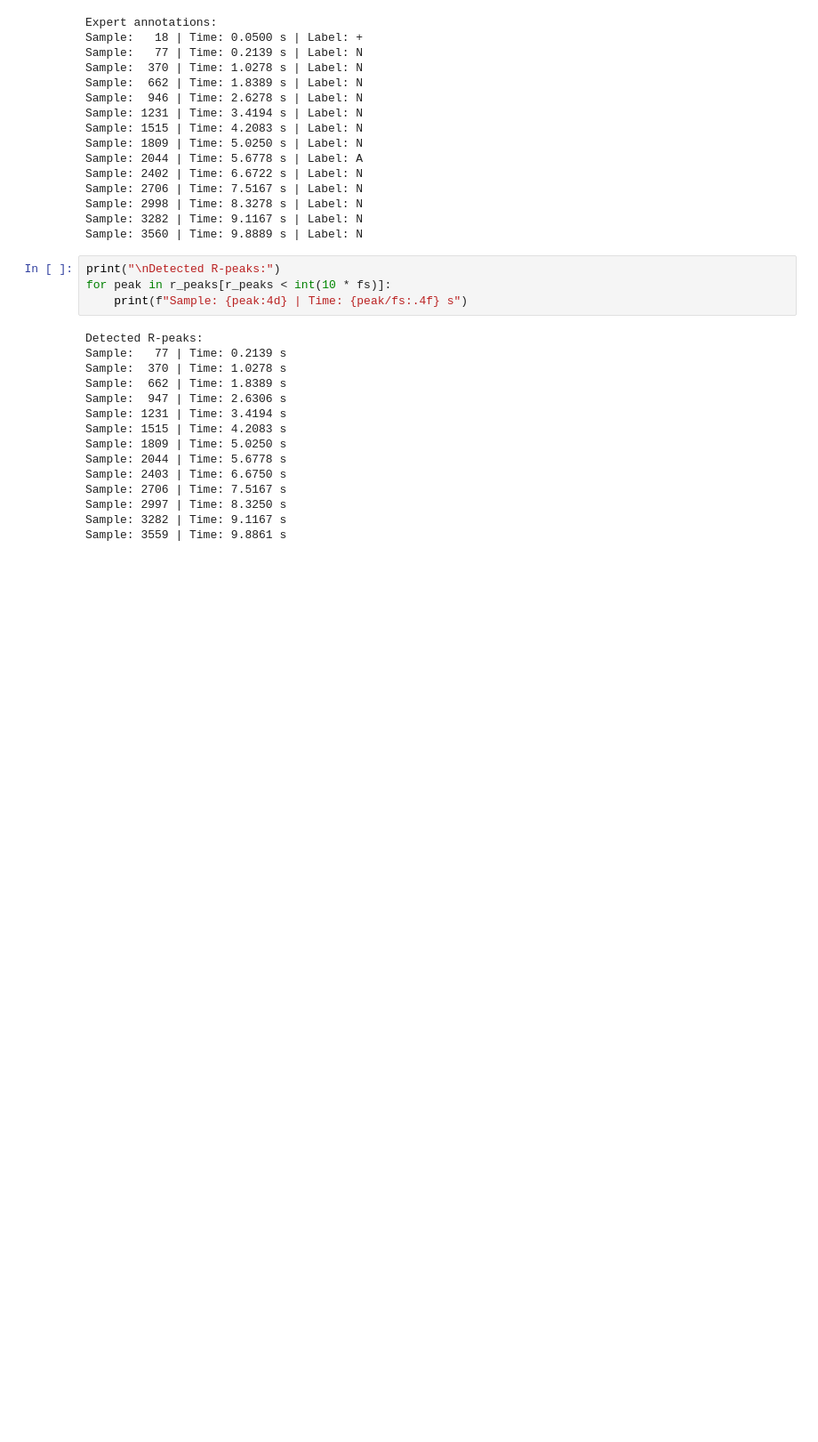
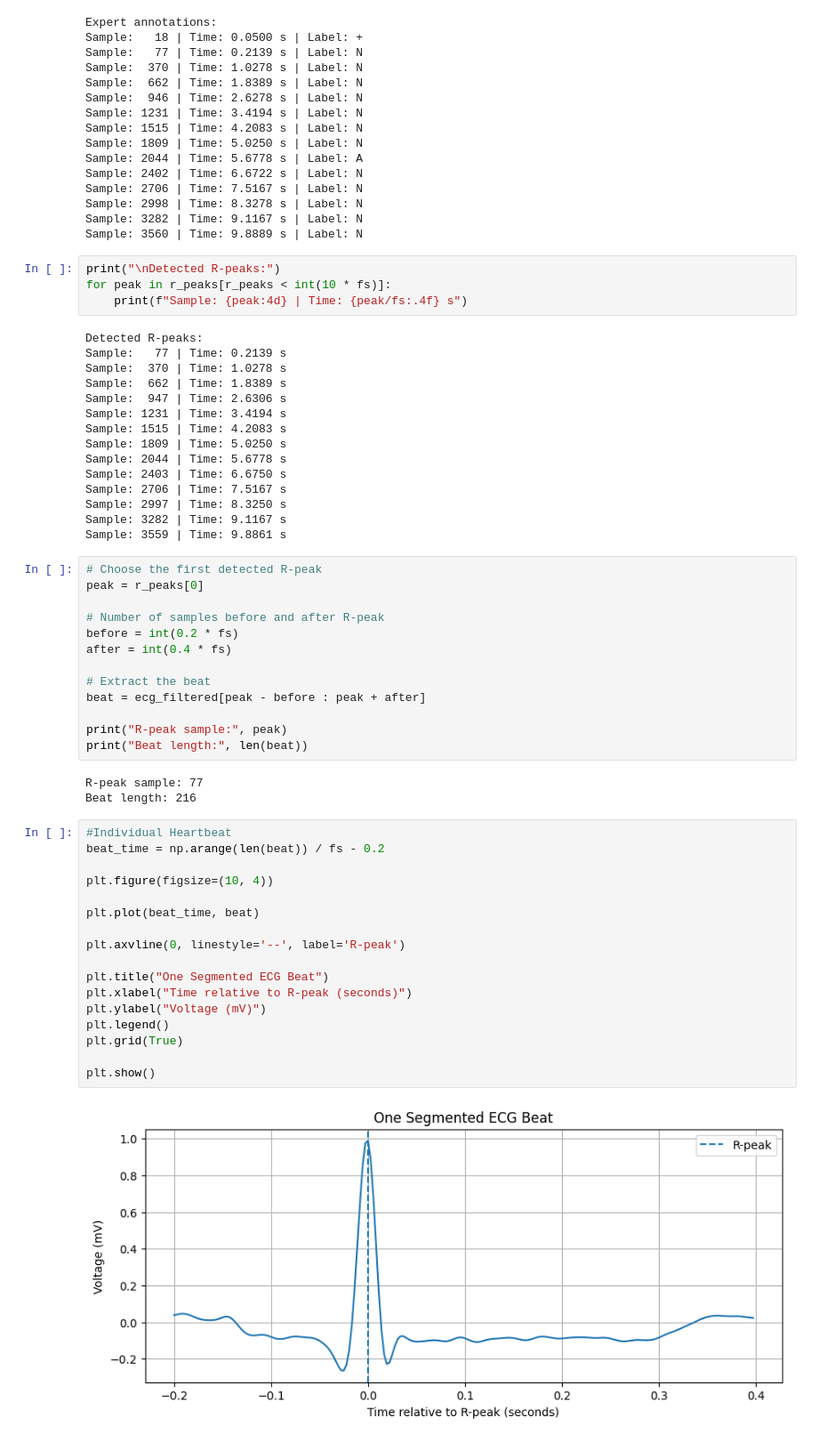
Before and after one commit to Chandana-dharshanam/ecg-detection, a Jupyter notebook: ecg-detection.ipynb, the cells around one changed output. Shown at 89% size. Saved outputs shown, nothing was run; the diff lists cells and outputs as text; blank space fills up the shorter version.

```diff
--- a/ecg-detection.ipynb
+++ b/ecg-detection.ipynb
@@ -410,3 +410,38 @@ Sample: 2706 | Time: 7.5167 s
 Sample: 2997 | Time: 8.3250 s
 Sample: 3282 | Time: 9.1167 s
 Sample: 3559 | Time: 9.8861 s
+# %%
+# Choose the first detected R-peak
+peak = r_peaks[0]
+
+# Number of samples before and after R-peak
+before = int(0.2 * fs)
+after = int(0.4 * fs)
+
+# Extract the beat
+beat = ecg_filtered[peak - before : peak + after]
+
+print("R-peak sample:", peak)
+print("Beat length:", len(beat))
+# %% [output]
+R-peak sample: 77
+Beat length: 216
+# %%
+#Individual Heartbeat
+beat_time = np.arange(len(beat)) / fs - 0.2
+
+plt.figure(figsize=(10, 4))
+
+plt.plot(beat_time, beat)
+
+plt.axvline(0, linestyle='--', label='R-peak')
+
+plt.title("One Segmented ECG Beat")
+plt.xlabel("Time relative to R-peak (seconds)")
+plt.ylabel("Voltage (mV)")
+plt.legend()
+plt.grid(True)
+
+plt.show()
+# %% [output]
+[figure, added]
```
Also changed, not shown: parts of 19 cells of this notebook.
